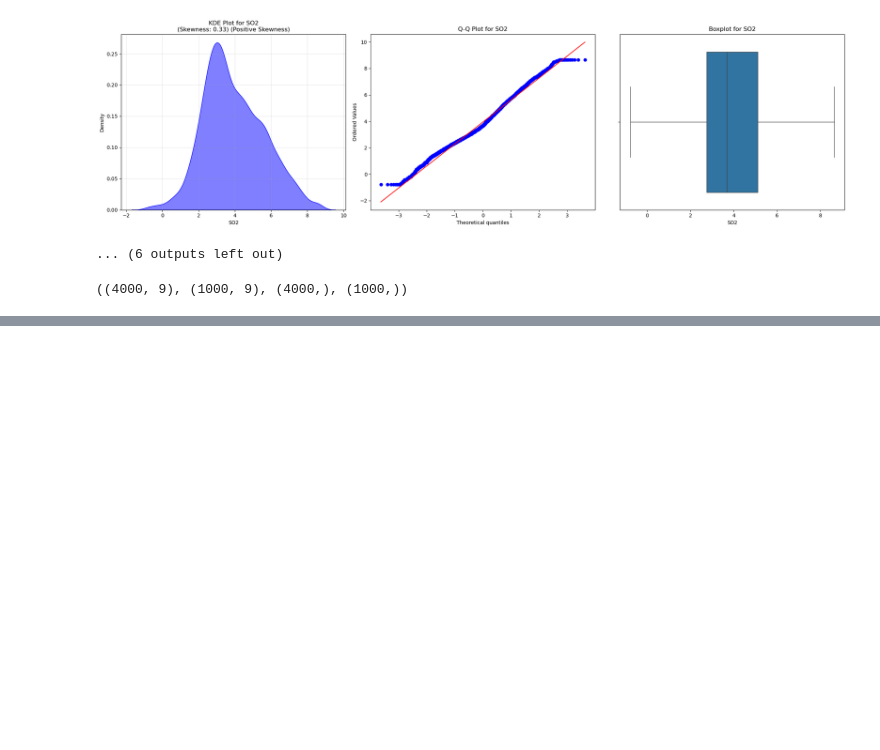
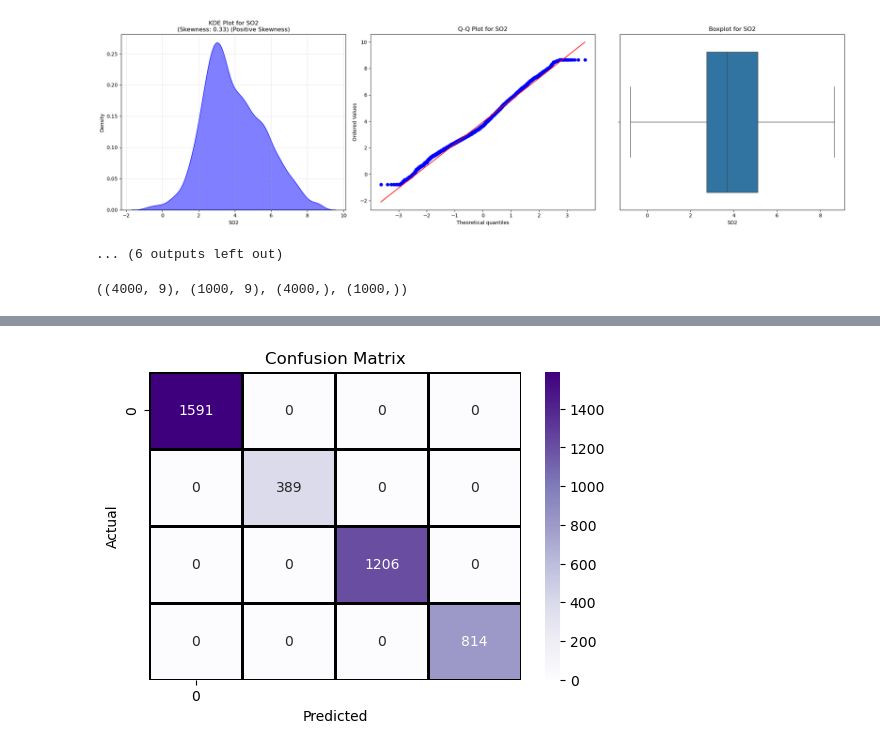
Before and after one commit to A3x-parvez/Machine_learning_Lab, a Jupyter notebook: Pollution_prediction/pollution_prediction.ipynb, the cells around one changed output, grey strips where cells are left out. Drawn from its saved outputs; the diff is of its cells as text; code cells hidden in the pictures; blank space fills up the shorter version.

```diff
--- a/Pollution_prediction/pollution_prediction.ipynb
+++ b/Pollution_prediction/pollution_prediction.ipynb
@@ -227,0 +323,16 @@ y_test_enc = le.transform(y_test)
+# %%
+from sklearn.ensemble import RandomForestClassifier
+# Train Random Forest model
+R_model = RandomForestClassifier(n_estimators=100, random_state=42)
+R_model.fit(X_train_sc, y_train_enc)
+
+# Make predictions
+y_pred_train_r = R_model.predict(X_train_sc)
+y_pred_test_r = R_model.predict(X_test_sc)
+
+# Evaluate the model
+R_accuracy_train = accuracy_score(y_train_enc, y_pred_train_r)
+print(f'Train Accuracy: {R_accuracy_train:.2f}')
+R_accuracy_test = accuracy_score(y_test_enc, y_pred_test_r)
+print(f'Test Accuracy: {R_accuracy_test:.2f}')
+print('Classification Report:\n', classification_report(y_test_enc,y_pred_test_r))
@@ -227,0 +353,12 @@ y_test_enc = le.transform(y_test)
+# %%
+from sklearn.metrics import confusion_matrix
+cm_train = confusion_matrix(y_train_enc, y_pred_train_r)
+
+plt.figure(figsize=(6, 4))
+sns.heatmap(cm_train, annot=True, fmt='d', cmap='Purples',linewidths=1, linecolor='black', xticklabels=4, yticklabels=4)
+plt.xlabel('Predicted')
+plt.ylabel('Actual')
+plt.title('Confusion Matrix')
+plt.show()
+# %% [output]
+[figure, added]
```
Also changed, not shown: parts of 15 cells of this notebook.
